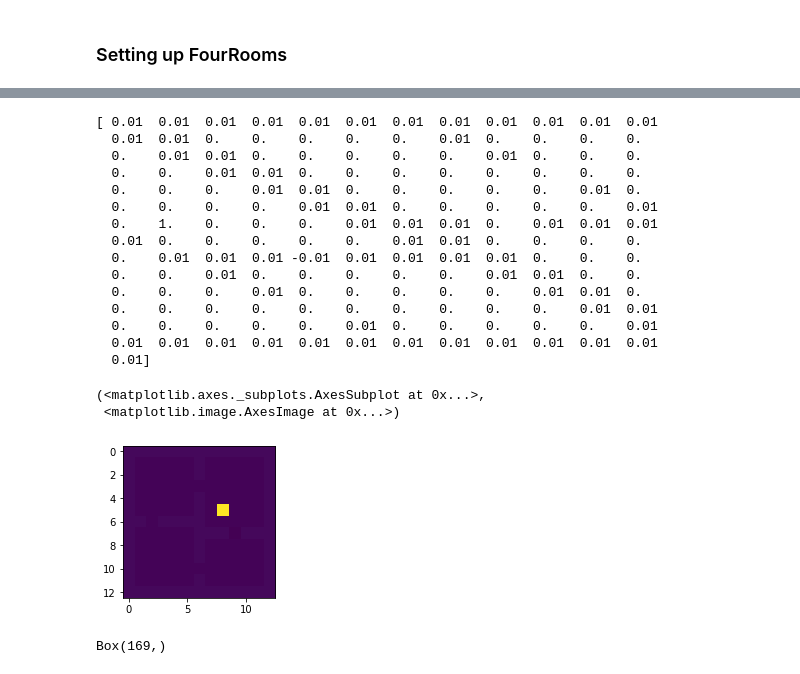
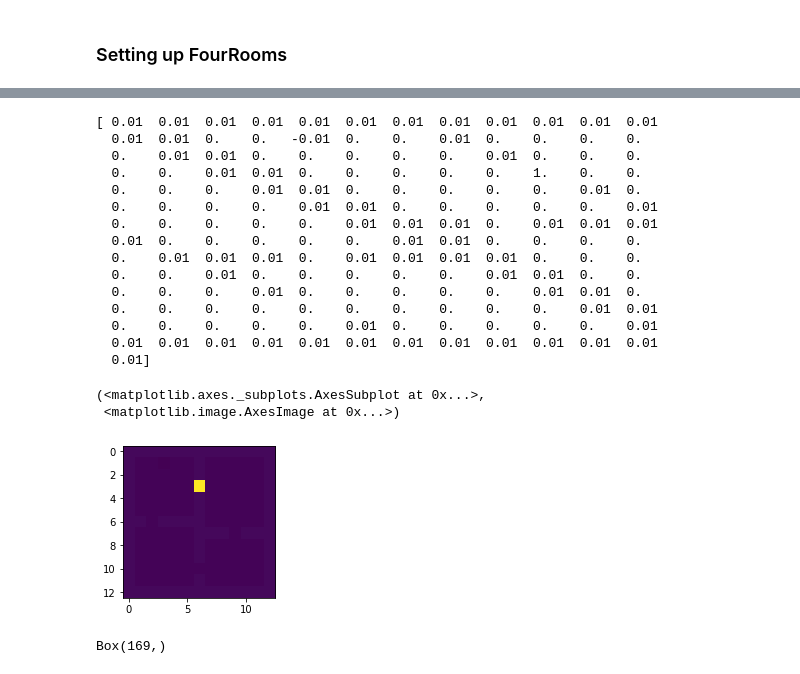
Before and after one commit to psurya1994/successor-feature-representations, a Jupyter notebook: 8-cnn-avdsr.ipynb, the cells around one changed output, grey strips where cells are left out. Saved outputs shown, nothing was run; the diff lists cells and outputs as text; code cells hidden in the pictures.

```diff
--- a/8-cnn-avdsr.ipynb
+++ b/8-cnn-avdsr.ipynb
@@ -11,32 +11,32 @@ Text(0.5, 1.0, 'plot in log scale')
 # %%
-env = FourRoomsMatrix()
+# env = DyFourRoomsMatrix()
 state = env.reset()
 print(state)
 plt.subplot(121), plt.imshow(state.reshape((13,13)))
 # action = env.action_space.sample()
 # state, reward, done, info = env.step(action)
 # print(reward, done, info)
 # plt.subplot(122), plt.imshow(state.reshape((13,13))); plt.show()
 # print(action)
 # %% [output]
 [ 0.01  0.01  0.01  0.01  0.01  0.01  0.01  0.01  0.01  0.01  0.01  0.01
-  0.01  0.01  0.    0.    0.    0.    0.    0.01  0.    0.    0.    0.
+  0.01  0.01  0.    0.   -0.01  0.    0.    0.01  0.    0.    0.    0.
   0.    0.01  0.01  0.    0.    0.    0.    0.    0.01  0.    0.    0.
-  0.    0.    0.01  0.01  0.    0.    0.    0.    0.    0.    0.    0.
+  0.    0.    0.01  0.01  0.    0.    0.    0.    0.    1.    0.    0.
   0.    0.    0.    0.01  0.01  0.    0.    0.    0.    0.    0.01  0.
   0.    0.    0.    0.    0.01  0.01  0.    0.    0.    0.    0.    0.01
-  0.    1.    0.    0.    0.    0.01  0.01  0.01  0.    0.01  0.01  0.01
+  0.    0.    0.    0.    0.    0.01  0.01  0.01  0.    0.01  0.01  0.01
   0.01  0.    0.    0.    0.    0.    0.01  0.01  0.    0.    0.    0.
-  0.    0.01  0.01  0.01 -0.01  0.01  0.01  0.01  0.01  0.    0.    0.
+  0.    0.01  0.01  0.01  0.    0.01  0.01  0.01  0.01  0.    0.    0.
   0.    0.    0.01  0.    0.    0.    0.    0.    0.01  0.01  0.    0.
   0.    0.    0.    0.01  0.    0.    0.    0.    0.    0.01  0.01  0.
   0.    0.    0.    0.    0.    0.    0.    0.    0.    0.    0.01  0.01
   0.    0.    0.    0.    0.    0.01  0.    0.    0.    0.    0.    0.01
   0.01  0.01  0.01  0.01  0.01  0.01  0.01  0.01  0.01  0.01  0.01  0.01
   0.01]
 (<matplotlib.axes._subplots.AxesSubplot at 0x...>,
  <matplotlib.image.AxesImage at 0x...>)
-[figure, old version]
+[figure, new version]
 # %%
 env.observation_space
 # %% [output]
```
Also changed, not shown: parts of 11 cells of this notebook, 3 other files.
